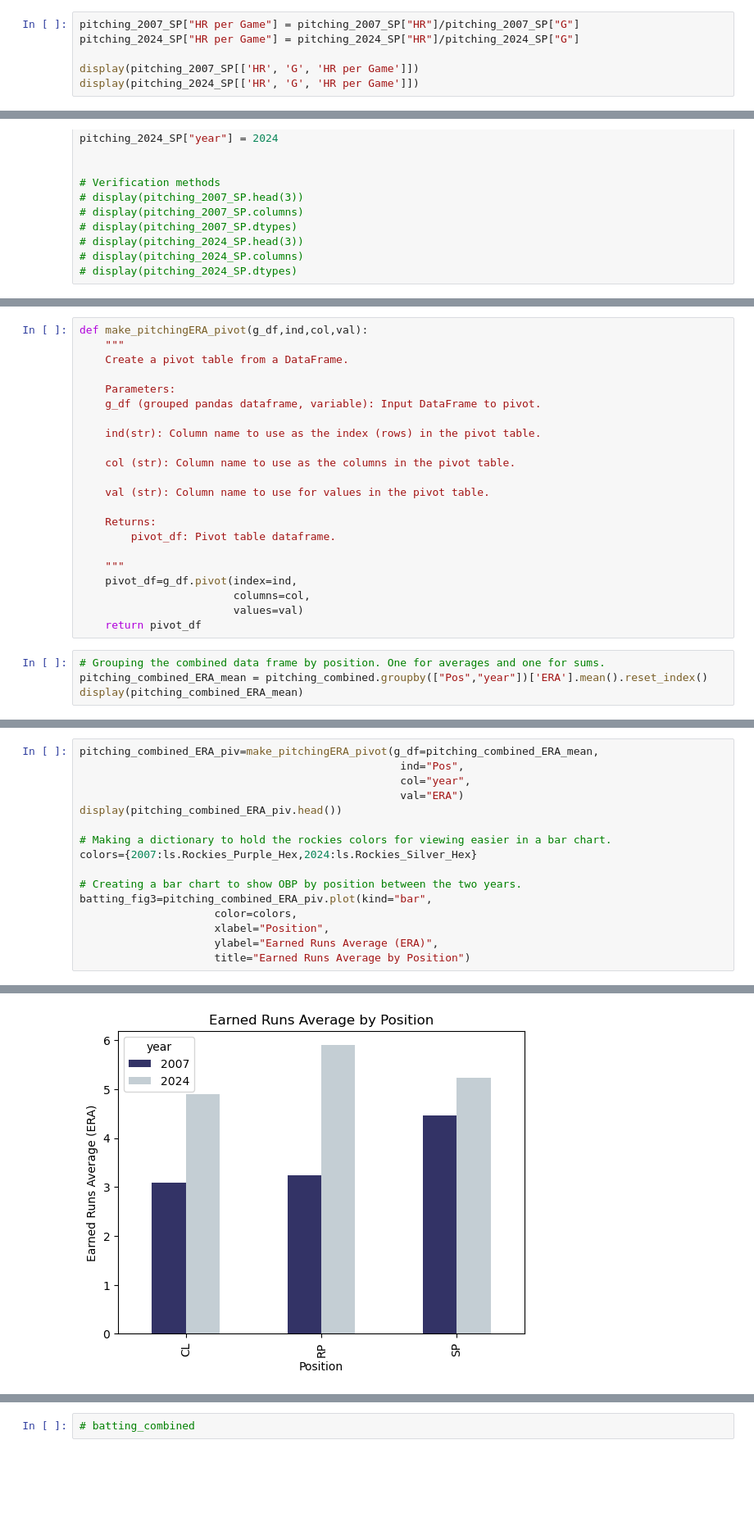
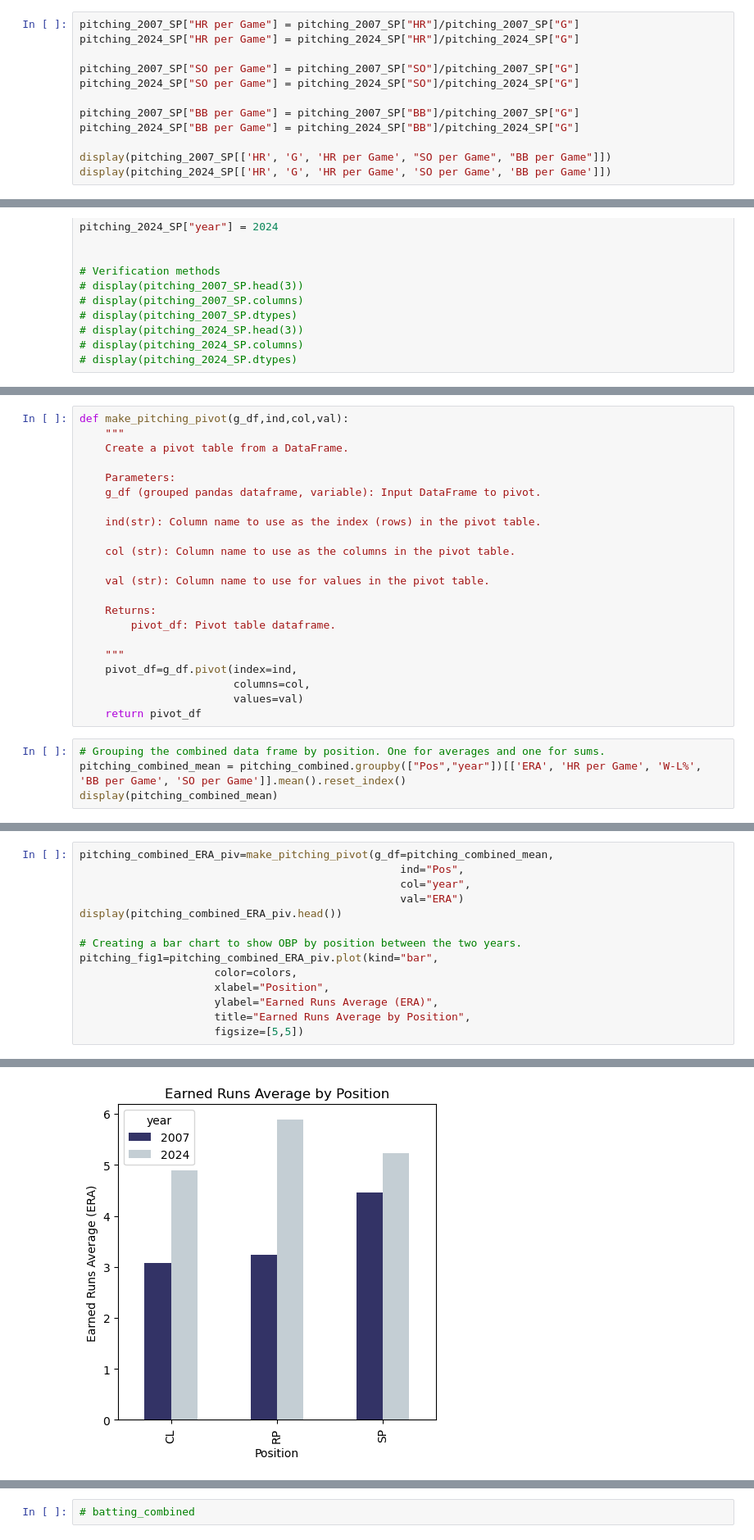
Before and after one commit to cassydm/rockies_moneyball_part-deux, a Jupyter notebook: Test_files/working_file_liz.ipynb, the cells around one changed output, grey strips where cells are left out. Shown at 82% size. Drawn from its saved outputs; the diff is of its cells as text; blank space fills up the shorter version.

Commit message:
pitching figures

```diff
--- a/Test_files/working_file_liz.ipynb
+++ b/Test_files/working_file_liz.ipynb
@@ -220,6 +220,12 @@ while in 2024, the Earned Run Average for the team is 5.44.
 pitching_2007_SP["HR per Game"] = pitching_2007_SP["HR"]/pitching_2007_SP["G"]
 pitching_2024_SP["HR per Game"] = pitching_2024_SP["HR"]/pitching_2024_SP["G"]
 
-display(pitching_2007_SP[['HR', 'G', 'HR per Game']])
-display(pitching_2024_SP[['HR', 'G', 'HR per Game']])
+pitching_2007_SP["SO per Game"] = pitching_2007_SP["SO"]/pitching_2007_SP["G"]
+pitching_2024_SP["SO per Game"] = pitching_2024_SP["SO"]/pitching_2024_SP["G"]
+
+pitching_2007_SP["BB per Game"] = pitching_2007_SP["BB"]/pitching_2007_SP["G"]
+pitching_2024_SP["BB per Game"] = pitching_2024_SP["BB"]/pitching_2024_SP["G"]
+
+display(pitching_2007_SP[['HR', 'G', 'HR per Game', "SO per Game", "BB per Game"]])
+display(pitching_2024_SP[['HR', 'G', 'HR per Game', 'SO per Game', 'BB per Game']])
 # %% [output]
@@ -346,5 +352,5 @@ display(pitching_combined.head(30))
 # %%
-def make_pitchingERA_pivot(g_df,ind,col,val):
+def make_pitching_pivot(g_df,ind,col,val):
     """
     Create a pivot table from a DataFrame.
 
@@ -367,6 +373,6 @@ def make_pitchingERA_pivot(g_df,ind,col,val):
     return pivot_df
 # %%
 # Grouping the combined data frame by position. One for averages and one for sums.
-pitching_combined_ERA_mean = pitching_combined.groupby(["Pos","year"])['ERA'].mean().reset_index()
-display(pitching_combined_ERA_mean)
+pitching_combined_mean = pitching_combined.groupby(["Pos","year"])[['ERA', 'HR per Game', 'W-L%', 'BB per Game', 'SO per Game']].mean().reset_index()
+display(pitching_combined_mean)
 # %% [output]
@@ -380,23 +389,21 @@ display(pitching_combined_ERA_mean)
 # %%
-pitching_combined_ERA_piv=make_pitchingERA_pivot(g_df=pitching_combined_ERA_mean,
+pitching_combined_ERA_piv=make_pitching_pivot(g_df=pitching_combined_mean,
                                                   ind="Pos",
                                                   col="year",
                                                   val="ERA")
 display(pitching_combined_ERA_piv.head())
 
-# Making a dictionary to hold the rockies colors for viewing easier in a bar chart.
-colors={2007:ls.Rockies_Purple_Hex,2024:ls.Rockies_Silver_Hex}
-
 # Creating a bar chart to show OBP by position between the two years.
-batting_fig3=pitching_combined_ERA_piv.plot(kind="bar",
+pitching_fig1=pitching_combined_ERA_piv.plot(kind="bar",
                      color=colors,
                      xlabel="Position",
                      ylabel="Earned Runs Average (ERA)",
-                     title="Earned Runs Average by Position")
+                     title="Earned Runs Average by Position",
+                     figsize=[5,5])
 # %% [output]
 | year | 2007 | 2024 |
 | Pos |  |  |
 | CL | 3.080 | 4.890000 |
 | RP | 3.235 | 5.892500 |
 | SP | 4.465 | 5.233333 |
-[figure, old version]
+[figure, new version]
```
Also changed, not shown: parts of 9 cells of this notebook, 6 other files.
